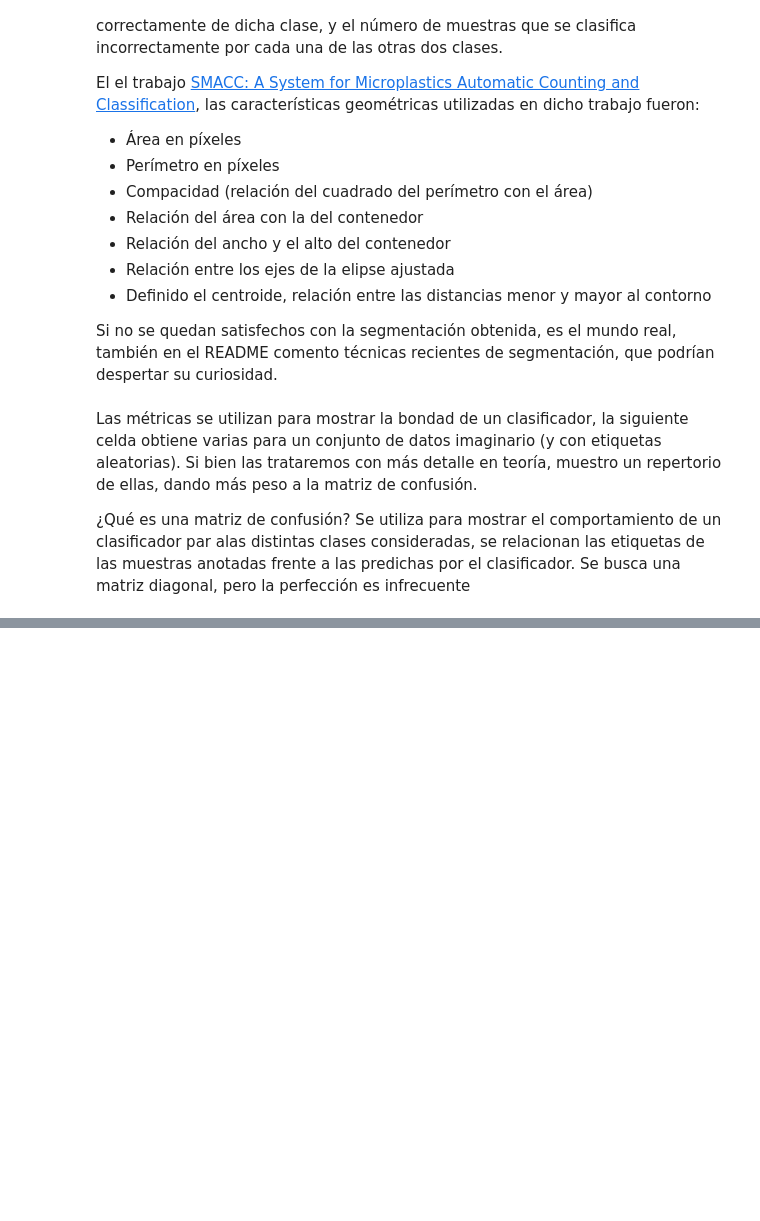
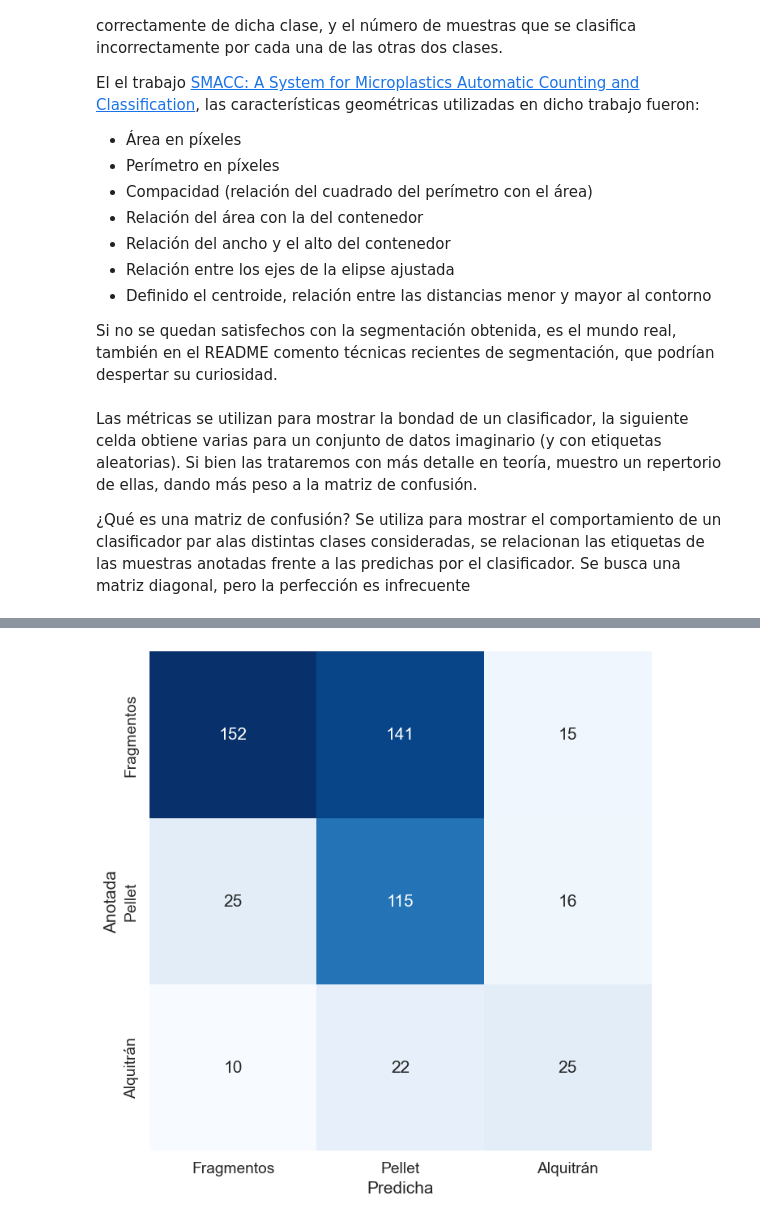
Before and after one commit to pablosanttanaa/VC, a Jupyter notebook: Práctica 3/P3/VC_P3.ipynb, the cells around one changed output, grey strips where cells are left out. Drawn from its saved outputs; the diff is of its cells as text; code cells hidden in the pictures; blank space fills up the shorter version.

```diff
--- a/Práctica 3/P3/VC_P3.ipynb
+++ b/Práctica 3/P3/VC_P3.ipynb
@@ -410,0 +449,65 @@ plt.show()
+# %%
+def contar_elementos(imagen):
+    # Encontrar los contornos en la imagen
+    contornos, _ = cv2.findContours(imagen, cv2.RETR_EXTERNAL, cv2.CHAIN_APPROX_SIMPLE)
+
+    # Inicializar contadores
+    fragmentos = 0
+    pellet = 0
+    alquitran = 0
+
+    for contorno in contornos:
+        # Obtener medidas del contorno
+        area = cv2.contourArea(contorno)
+        perimetro = cv2.arcLength(contorno, True)
+        _, _, w, h = cv2.boundingRect(contorno)
+        (cx, cy), radio = cv2.minEnclosingCircle(contorno)
+
+        # Calcular compacidad
+        compacidad = (perimetro ** 2) / area if area > 0 else 0
+
+        # Calcular medidas elípticas
+        eje_mayor, eje_menor, relacion_ejes_elipse, excentricidad = 0, 0, 0, 0
+        if contorno.shape[0] > 5:
+            elipse = cv2.fitEllipse(contorno)
+            centroide = elipse[0]
+            eje_mayor = elipse[1][1]
+            eje_menor = elipse[1][0]
+            relacion_ejes_elipse = eje_menor / eje_mayor
+            excentricidad = np.sqrt(1 - (relacion_ejes_elipse ** 2))
+
+        # Calcular relación de aspecto
+        relacion_aspecto = w / h
+
+        # Calcular relación entre el área del contorno y el área del contenedor
+        relacion_area_contenedor = area / (w * h)
+
+        # Clasificar elementos
+        if compacidad < 15.9 and np.isclose(relacion_aspecto, 1.0, rtol=1):
+            pellet += 1
+        elif relacion_area_contenedor < 0.65 and relacion_ejes_elipse < 0.78:
+            fragmentos += 1
+        else:
+            alquitran += 1
+
+    return [fragmentos, pellet, alquitran]
+
+# Contar elementos de cada clase en cada imagen
+conteo_fragmentos = contar_elementos(frag_umbral)
+conteo_pellet = contar_elementos(pel_umbral)
+conteo_alquitran = contar_elementos(tar_umbral)
+
+# Crear una matriz de confusión global
+matriz_confusion = np.array([conteo_fragmentos, conteo_pellet, conteo_alquitran])
+
+# Visualizar la matriz de confusión
+plt.figure(figsize=(8, 8))
+sns.set(font_scale=1.25)
+sns.heatmap(matriz_confusion, annot=True, fmt='d', cbar=False, cmap='Blues',
+            xticklabels=['Fragmentos', 'Pellet', 'Alquitrán'],
+            yticklabels=['Fragmentos', 'Pellet', 'Alquitrán'])
+plt.xlabel("Predicha")
+plt.ylabel("Anotada")
+plt.show()
+# %% [output]
+[figure, added]
```
Also changed, not shown: parts of 3 cells of this notebook.
